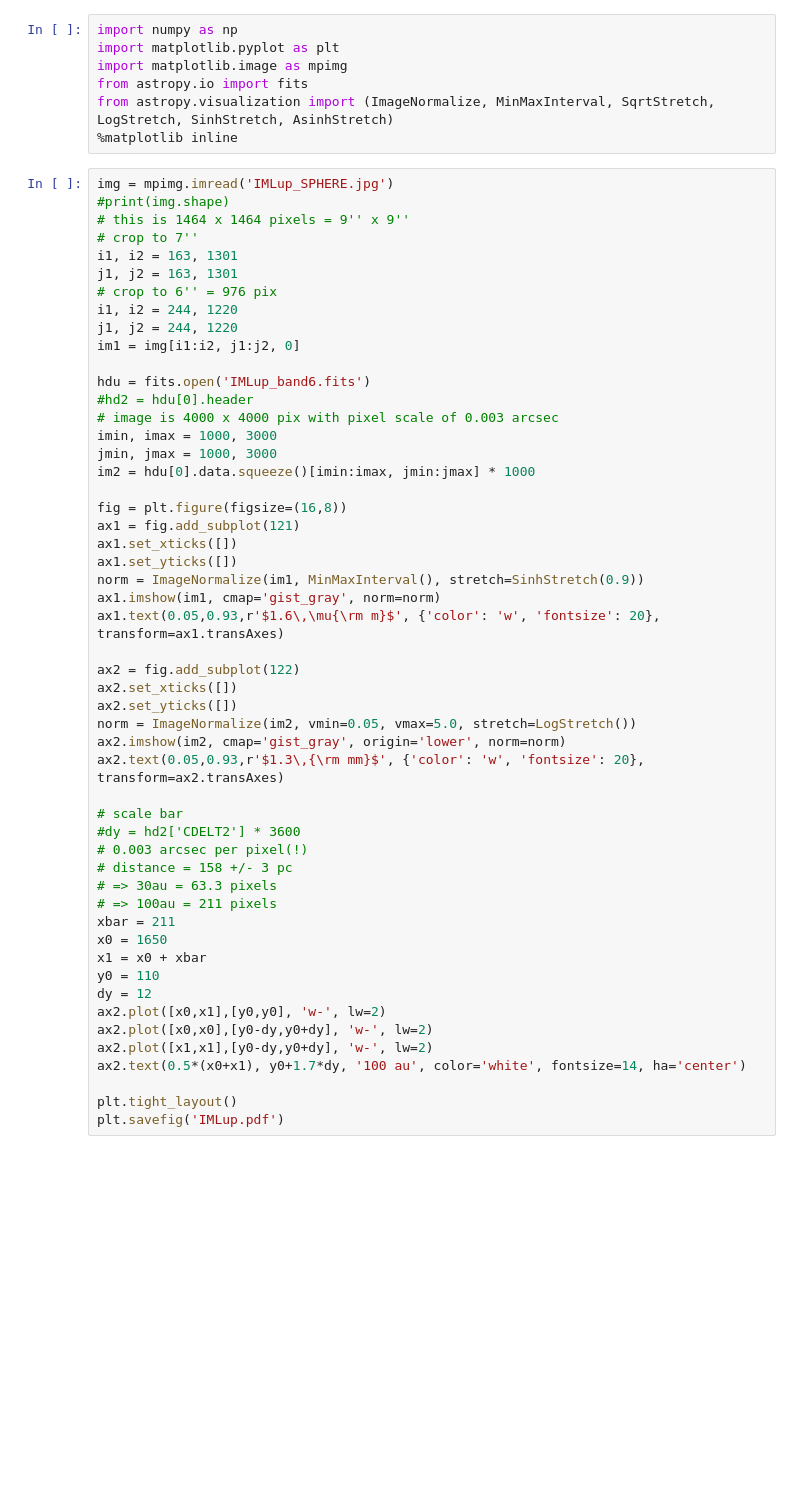
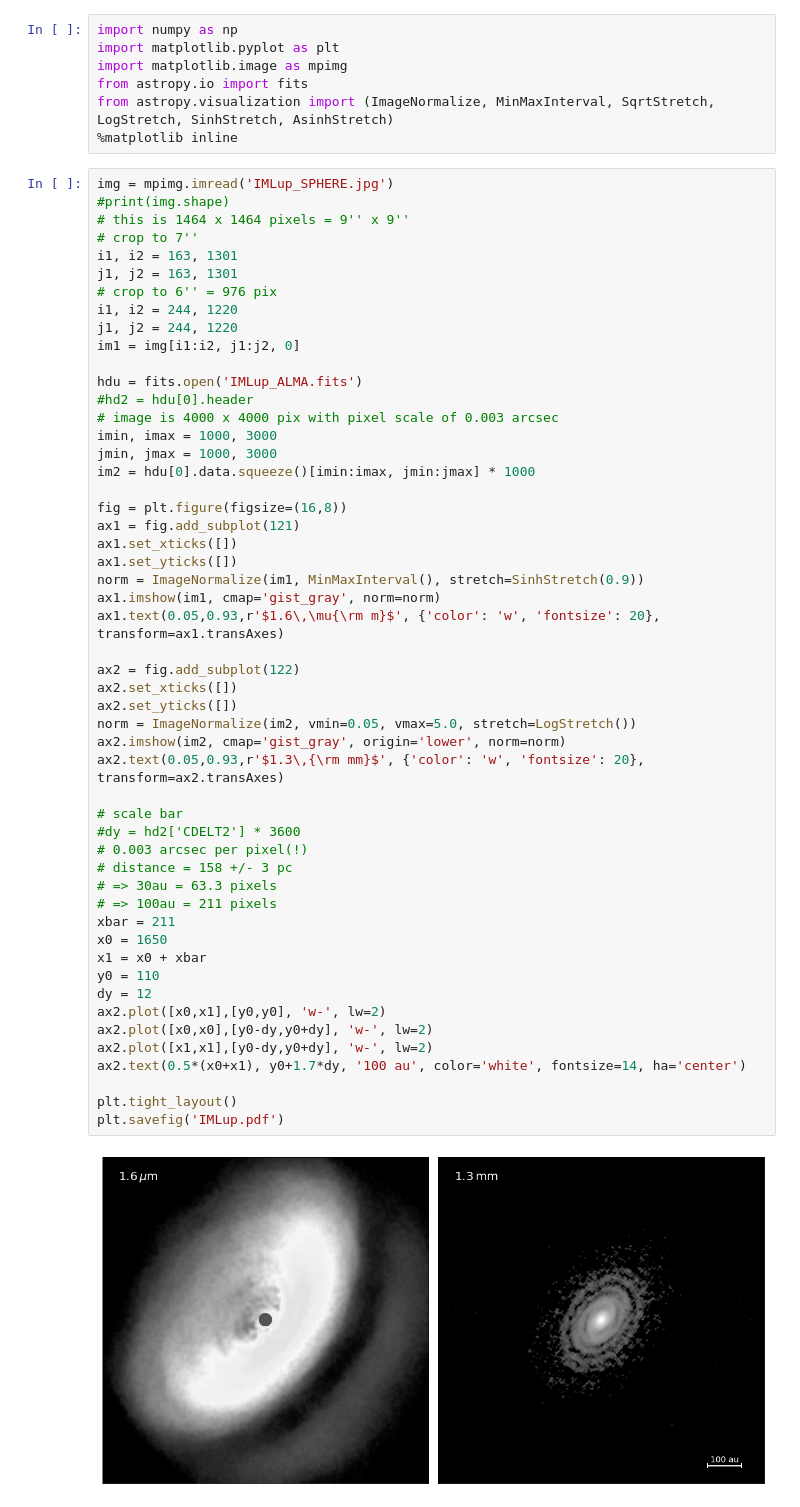
Before and after one commit to CambridgeUniversityPress/IntroductionInterstellarMedium, a Jupyter notebook: star_formation/IMLup.ipynb, the cells around one changed output. Saved outputs shown, nothing was run; the diff lists cells and outputs as text; blank space fills up the shorter version.

```diff
--- a/star_formation/IMLup.ipynb
+++ b/star_formation/IMLup.ipynb
@@ -25,7 +25,7 @@ i1, i2 = 244, 1220
 j1, j2 = 244, 1220
 im1 = img[i1:i2, j1:j2, 0]
 
-hdu = fits.open('IMLup_band6.fits')
+hdu = fits.open('IMLup_ALMA.fits')
 #hd2 = hdu[0].header
 # image is 4000 x 4000 pix with pixel scale of 0.003 arcsec
 imin, imax = 1000, 3000
@@ -38,30 +38,32 @@ ax1.set_xticks([])
 ax1.set_yticks([])
 norm = ImageNormalize(im1, MinMaxInterval(), stretch=SinhStretch(0.9))
 ax1.imshow(im1, cmap='gist_gray', norm=norm)
 ax1.text(0.05,0.93,r'$1.6\,\mu{\rm m}$', {'color': 'w', 'fontsize': 20}, transform=ax1.transAxes)
 
 ax2 = fig.add_subplot(122)
 ax2.set_xticks([])
 ax2.set_yticks([])
 norm = ImageNormalize(im2, vmin=0.05, vmax=5.0, stretch=LogStretch())
 ax2.imshow(im2, cmap='gist_gray', origin='lower', norm=norm)
 ax2.text(0.05,0.93,r'$1.3\,{\rm mm}$', {'color': 'w', 'fontsize': 20}, transform=ax2.transAxes)
 
 # scale bar
 #dy = hd2['CDELT2'] * 3600
 # 0.003 arcsec per pixel(!)
 # distance = 158 +/- 3 pc
 # => 30au = 63.3 pixels
 # => 100au = 211 pixels
 xbar = 211
 x0 = 1650
 x1 = x0 + xbar
 y0 = 110
 dy = 12
 ax2.plot([x0,x1],[y0,y0], 'w-', lw=2)
 ax2.plot([x0,x0],[y0-dy,y0+dy], 'w-', lw=2)
 ax2.plot([x1,x1],[y0-dy,y0+dy], 'w-', lw=2)
 ax2.text(0.5*(x0+x1), y0+1.7*dy, '100 au', color='white', fontsize=14, ha='center')
 
 plt.tight_layout()
 plt.savefig('IMLup.pdf')
+# %% [output]
+[figure, added]
```
Also changed, not shown: 7 other files.
